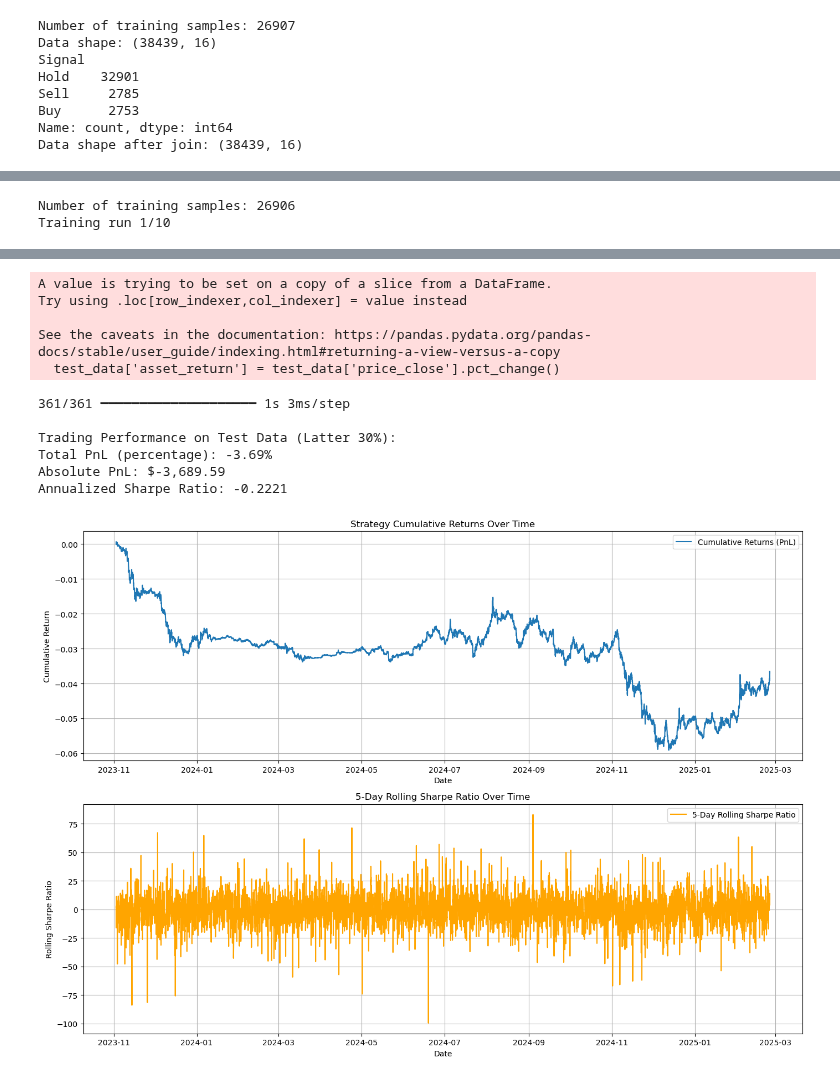
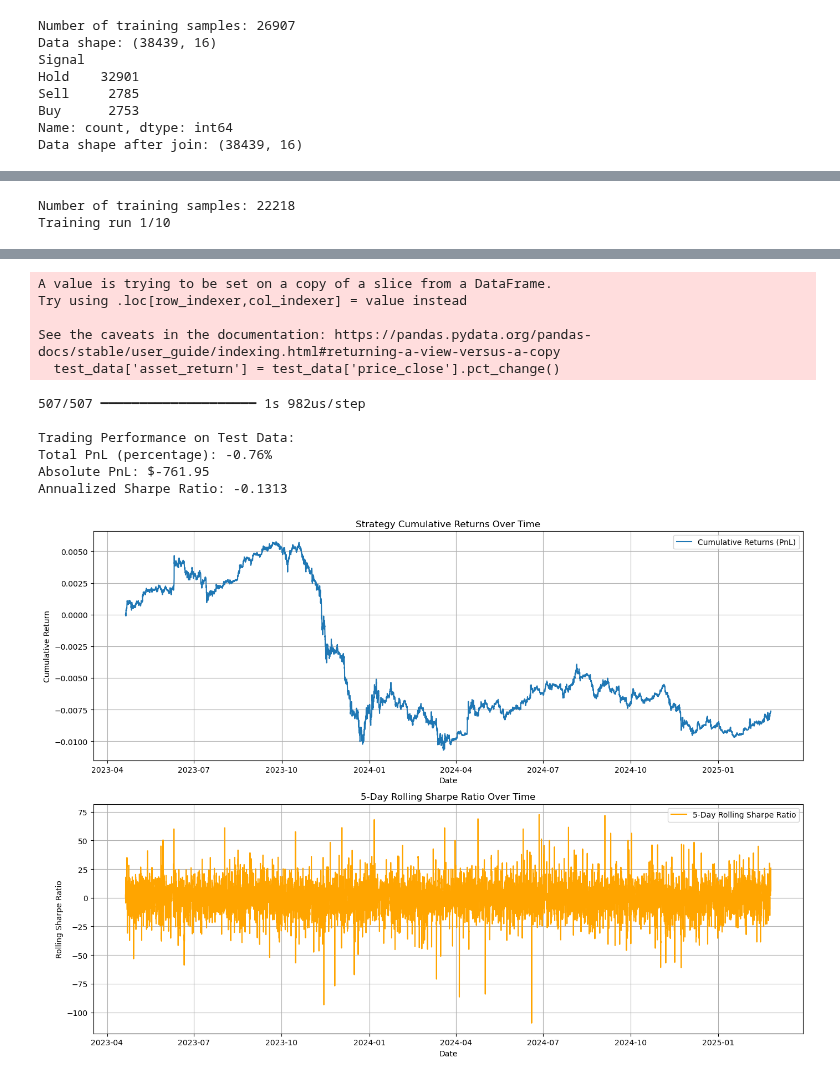
Before and after one commit to Kunj121/QTSFinalProject, a Jupyter notebook: Do_Not_Push_This/MLP_Practice.ipynb, the cells around one changed output, grey strips where cells are left out. Cells and saved outputs as stored; diff of their text form; code cells hidden in the pictures.

```diff
--- a/Do_Not_Push_This/MLP_Practice.ipynb
+++ b/Do_Not_Push_This/MLP_Practice.ipynb
@@ -124,0 +286,34 @@ Number of training samples: 26906
+# %%
+model = Sequential([
+    Input(shape=(X_train.shape[1],)),
+    Dense(64),
+    LeakyReLU(alpha=0.1),
+    Dense(32),
+    LeakyReLU(alpha=0.1),
+    Dense(3, activation='softmax')
+])
+
+model.compile(optimizer='adam', loss='categorical_crossentropy', metrics=['accuracy'])
+model.summary()
+
+early_stop = EarlyStopping(monitor='val_loss', patience=5, restore_best_weights=True)
+
+history = model.fit(
+    X_train, y_train,
+    epochs=100,
+    batch_size=32,
+    validation_split=0.2,
+    callbacks=[early_stop]
+)
+
+optimal_epochs = len(history.history['loss'])
+print("Optimal number of epochs:", optimal_epochs)
+
+plt.figure()
+plt.plot(history.history['loss'], label='Training Loss')
+plt.plot(history.history['val_loss'], label='Validation Loss')
+plt.xlabel('Epoch')
+plt.ylabel('Loss')
+plt.legend()
+plt.title('Training vs. Validation Loss')
+plt.show()
@@ -134,5 +363,5 @@ model = Sequential([
 model.compile(optimizer='adam', loss='categorical_crossentropy', metrics=['accuracy'])
 model.summary()
 
-history = model.fit(X_train, y_train, epochs=50, batch_size=32, validation_split=0.2)
+history = model.fit(X_train, y_train, epochs=optimal_epochs, batch_size=32, validation_split=0.2)
 # %% [output]
@@ -241,7 +467,6 @@ Annualized Sharpe Ratio: -0.0730
 # %%
-cutoff = int(len(data) * 0.7)
-train_data = data.iloc[:cutoff]
-test_data  = data.iloc[cutoff:]
+train_data = data.iloc[:Optimal_Training_Length]
+test_data  = data.iloc[Optimal_Testing_Start:Optimal_Testing_End]
 
 features_train = train_data[feature_cols].values
 labels_train = train_data['Signal'].values
@@ -281,7 +506,7 @@ all_weights = []
 for run in range(num_runs):
     print(f"Training run {run+1}/{num_runs}")
     model_run = create_model(input_shape)
-    model_run.fit(X_train, y_train, epochs=50, batch_size=32, validation_split=0.2, verbose=0)
+    model_run.fit(X_train, y_train, epochs=optimal_epochs, batch_size=32, validation_split=0.2, verbose=0)
     all_weights.append(model_run.get_weights())
 
 average_weights = []
@@ -314,7 +539,7 @@ sharpe_ratio_test = (np.mean(strategy_returns_test) / np.std(strategy_returns_te
 initial_capital = 100000
 absolute_pnl_test = total_pnl_percentage * initial_capital
 
-print("\nTrading Performance on Test Data (Latter 30%):")
+print("\nTrading Performance on Test Data:")
 print("Total PnL (percentage): {:.2%}".format(total_pnl_percentage))
 print("Absolute PnL: ${:,.2f}".format(absolute_pnl_test))
 print("Annualized Sharpe Ratio: {:.4f}".format(sharpe_ratio_test))
@@ -349,7 +574,7 @@ plt.grid(True)
 plt.tight_layout()
 plt.show()
 # %% [output]
-Number of training samples: 26906
+Number of training samples: 22218
 Training run 1/10
 Training run 2/10
 Training run 3/10
@@ -364,12 +590,12 @@ Test Loss (averaged model): 0.9999, Test Accuracy (averaged model): 0.8931
 A value is trying to be set on a copy of a slice from a DataFrame.
 Try using .loc[row_indexer,col_indexer] = value instead
 
 See the caveats in the documentation: https://pandas.pydata.org/pandas-docs/stable/user_guide/indexing.html#returning-a-view-versus-a-copy
   test_data['asset_return'] = test_data['price_close'].pct_change()
-361/361 ━━━━━━━━━━━━━━━━━━━━ 1s 3ms/step
+507/507 ━━━━━━━━━━━━━━━━━━━━ 1s 982us/step
 
-Trading Performance on Test Data (Latter 30%):
-Total PnL (percentage): -3.69%
-Absolute PnL: $-3,689.59
-Annualized Sharpe Ratio: -0.2221
+Trading Performance on Test Data:
+Total PnL (percentage): -0.76%
+Absolute PnL: $-761.95
+Annualized Sharpe Ratio: -0.1313
-[figure, old version]
+[figure, new version]
```
Also changed, not shown: parts of 12 cells of this notebook.
